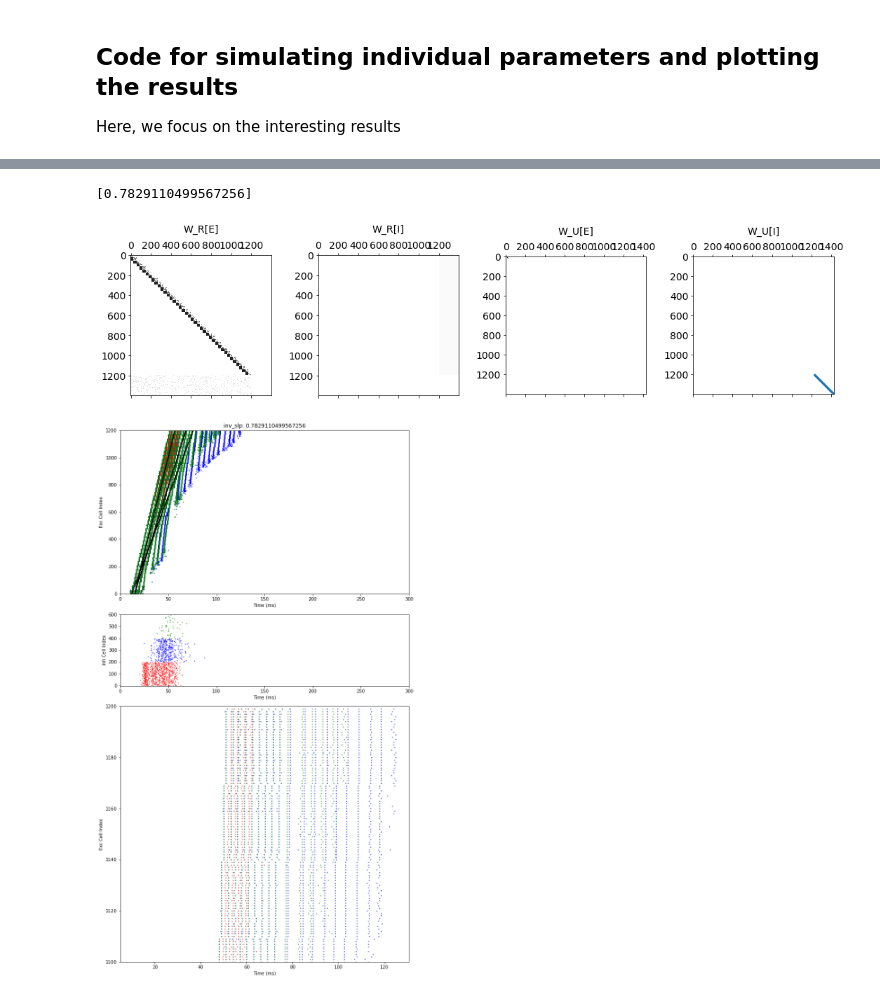
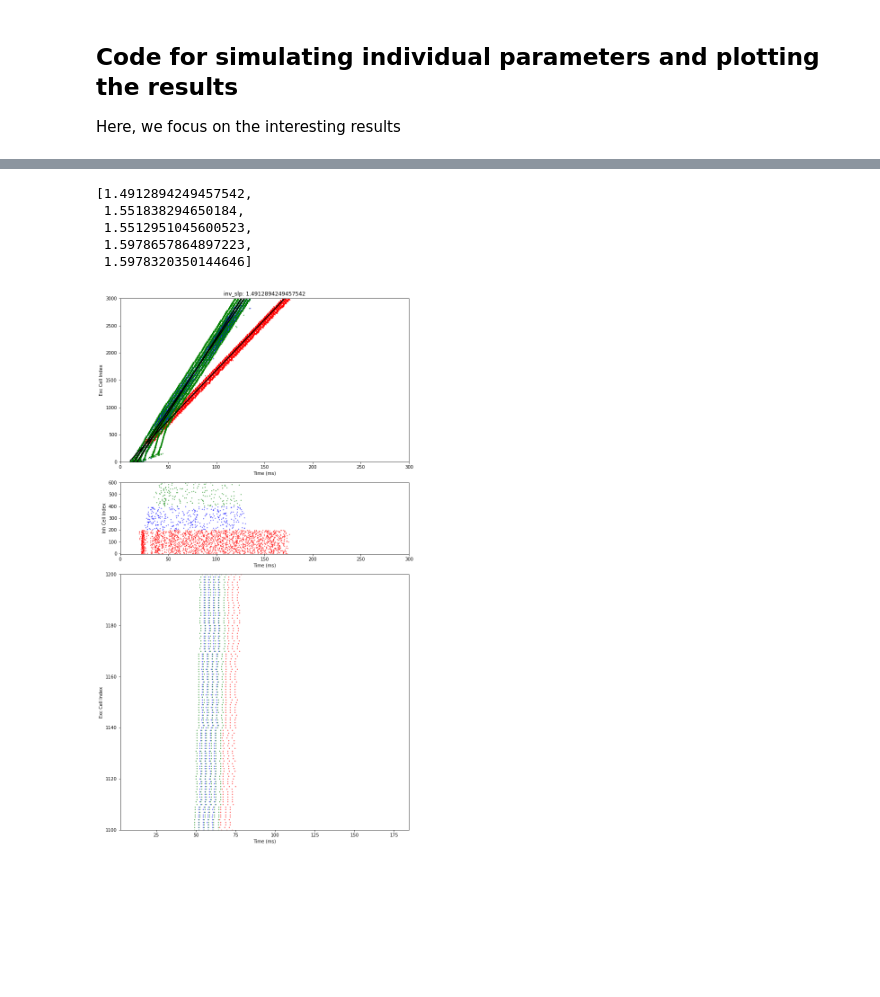
Before and after one commit to davidgbe/for_the_birds, a Jupyter notebook: indirect_inhibition_speed_control_biological_3.ipynb, the cells around one changed output, grey strips where cells are left out. Saved outputs shown, nothing was run; the diff lists cells and outputs as text; code cells hidden in the pictures; blank space fills up the shorter version.

```diff
--- a/indirect_inhibition_speed_control_biological_3.ipynb
+++ b/indirect_inhibition_speed_control_biological_3.ipynb
@@ -319,10 +304,20 @@ quick_plot(m, .22e-06, 1.4e-06, 4.06e-06, 8.4e-06, 1.6, .45, 1., overlay=True, r
-# %%
-m2 = copy(m)
-m2.N_L = 40
-set_dynamic_vars(m2)
-
-quick_plot(m2, 1.4e-06, 0.205e-06, 5.25e-06, 8.650e-06, 1., .45, .105, overlay=True, repeats=1)
-# %% [output]
-[0.7829110499567256]
-[figure, removed]
-[figure, removed]
+# %%
+'''
+    Parameters:
+        1. excitatory -> inhibitory weight
+        2. inhibitory -> excitatory weight
+        3. excitatory -> excitatory recursive (within chainlink) weight
+        4. excitatory -> excitatory feed-forward (chainlink -> chainlink) weight
+        5. scaling factor for UVA frequency (multiply this by 0, 400, 800 Hz to get frequencies for trials)
+        6. fraction of total nuerons in excitatory chainlink that a single excitatory cell receieves afferents from'
+        7. fraction of total nuerons in entire chain that a single inhibitory cell receieves afferents from
+'''
+
+quick_plot(m, .22e-06, 1.4e-06, 4.06e-06, 8.4e-06, 0.16e-3, .45, 1., overlay=True, repeats=5, show_connectivity=False)
+# %% [output]
+[1.4912894249457542,
+ 1.551838294650184,
+ 1.5512951045600523,
+ 1.5978657864897223,
+ 1.5978320350144646]
+[figure, added]
```
Also changed, not shown: parts of 10 cells of this notebook, 6 other files.
